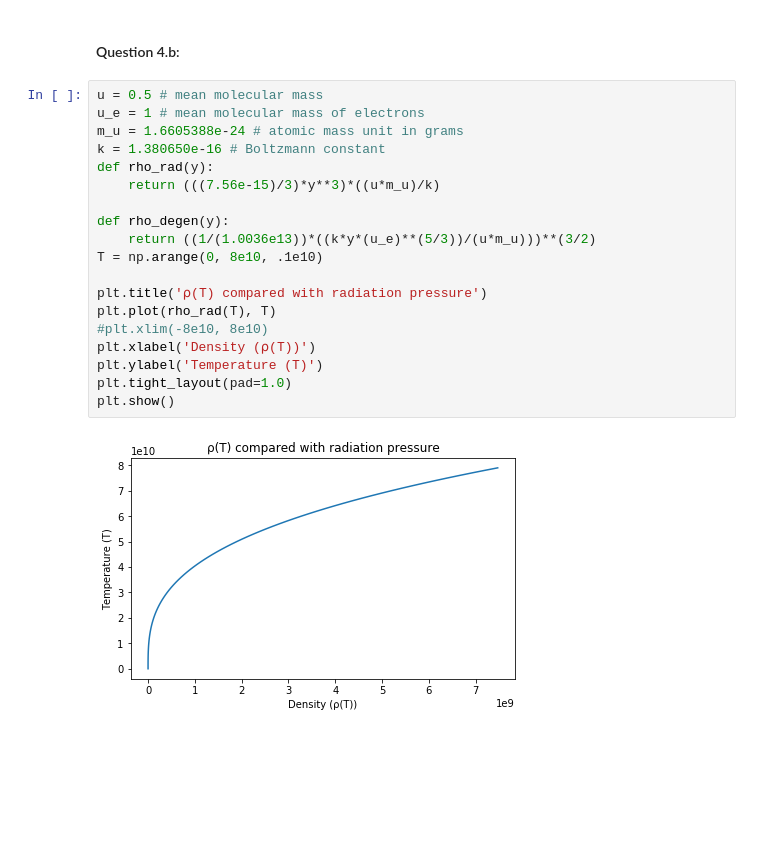
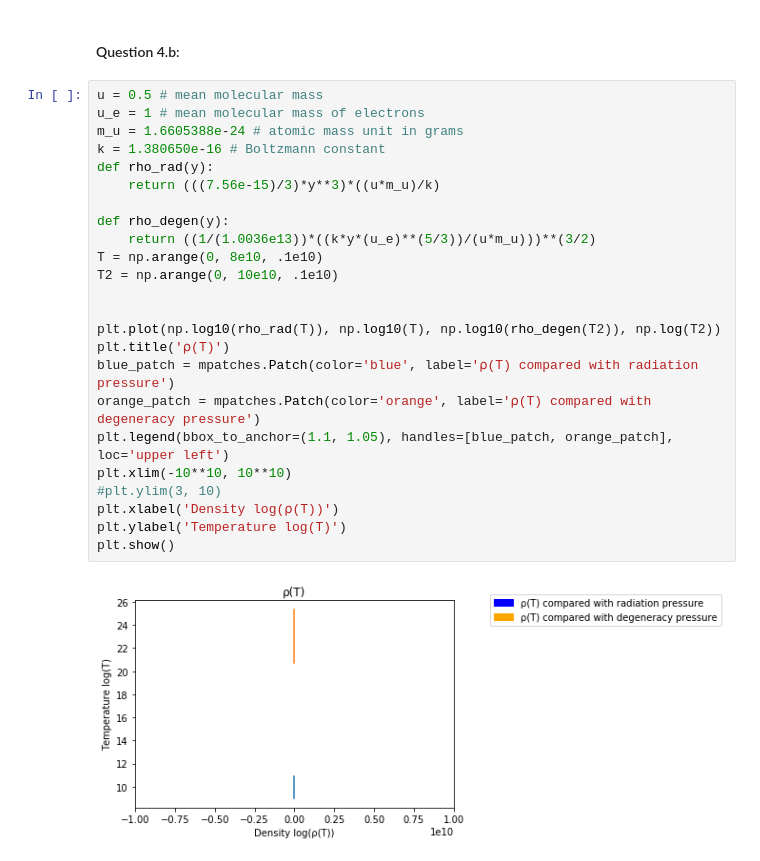
Before and after one commit to wildAstroboy/astro_4090, a Jupyter notebook: Homework 1.ipynb, the cells around one changed output. Cells and saved outputs as stored; diff of their text form; blank space fills up the shorter version.

Commit message:
fixing plots

```diff
--- a/Homework 1.ipynb
+++ b/Homework 1.ipynb
@@ -107,21 +110,26 @@ The average density is 1.0291418414235123 g/cm^3
 # %%
 u = 0.5 # mean molecular mass
 u_e = 1 # mean molecular mass of electrons
 m_u = 1.6605388e-24 # atomic mass unit in grams
 k = 1.380650e-16 # Boltzmann constant
 def rho_rad(y):
     return (((7.56e-15)/3)*y**3)*((u*m_u)/k)
 
 def rho_degen(y):
     return ((1/(1.0036e13))*((k*y*(u_e)**(5/3))/(u*m_u)))**(3/2)
 T = np.arange(0, 8e10, .1e10)
+T2 = np.arange(0, 10e10, .1e10)
 
-plt.title('⍴(T) compared with radiation pressure')
-plt.plot(rho_rad(T), T)
-#plt.xlim(-8e10, 8e10)
-plt.xlabel('Density (⍴(T))')
-plt.ylabel('Temperature (T)')
-plt.tight_layout(pad=1.0)
+
+plt.plot(np.log10(rho_rad(T)), np.log10(T), np.log10(rho_degen(T2)), np.log(T2))
+plt.title('⍴(T)')
+blue_patch = mpatches.Patch(color='blue', label='⍴(T) compared with radiation pressure')
+orange_patch = mpatches.Patch(color='orange', label='⍴(T) compared with degeneracy pressure')
+plt.legend(bbox_to_anchor=(1.1, 1.05), handles=[blue_patch, orange_patch], loc='upper left')
+plt.xlim(-10**10, 10**10)
+#plt.ylim(3, 10)
+plt.xlabel('Density log(⍴(T))')
+plt.ylabel('Temperature log(T)')
 plt.show()
 # %% [output]
-[figure, old version]
+[figure, new version]
```
Also changed, not shown: parts of 3 cells of this notebook.
